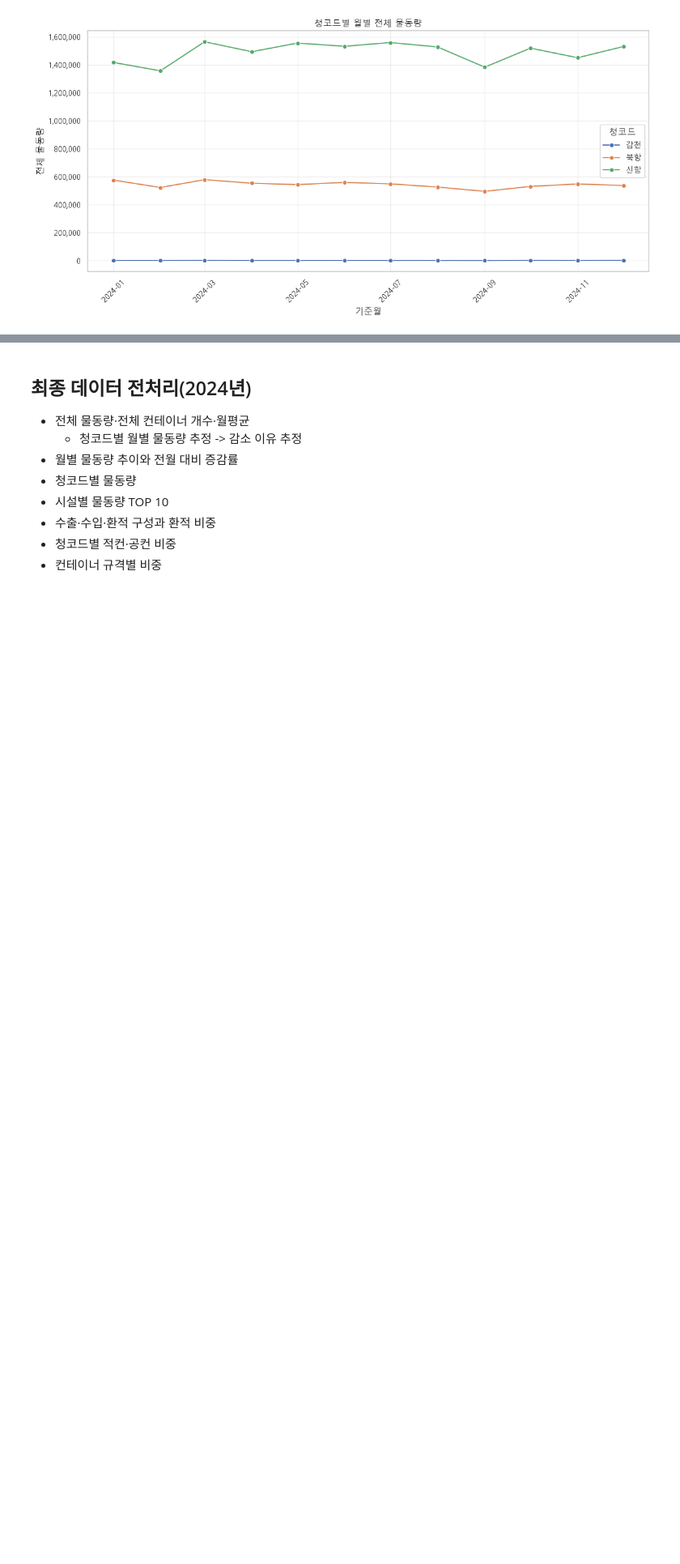
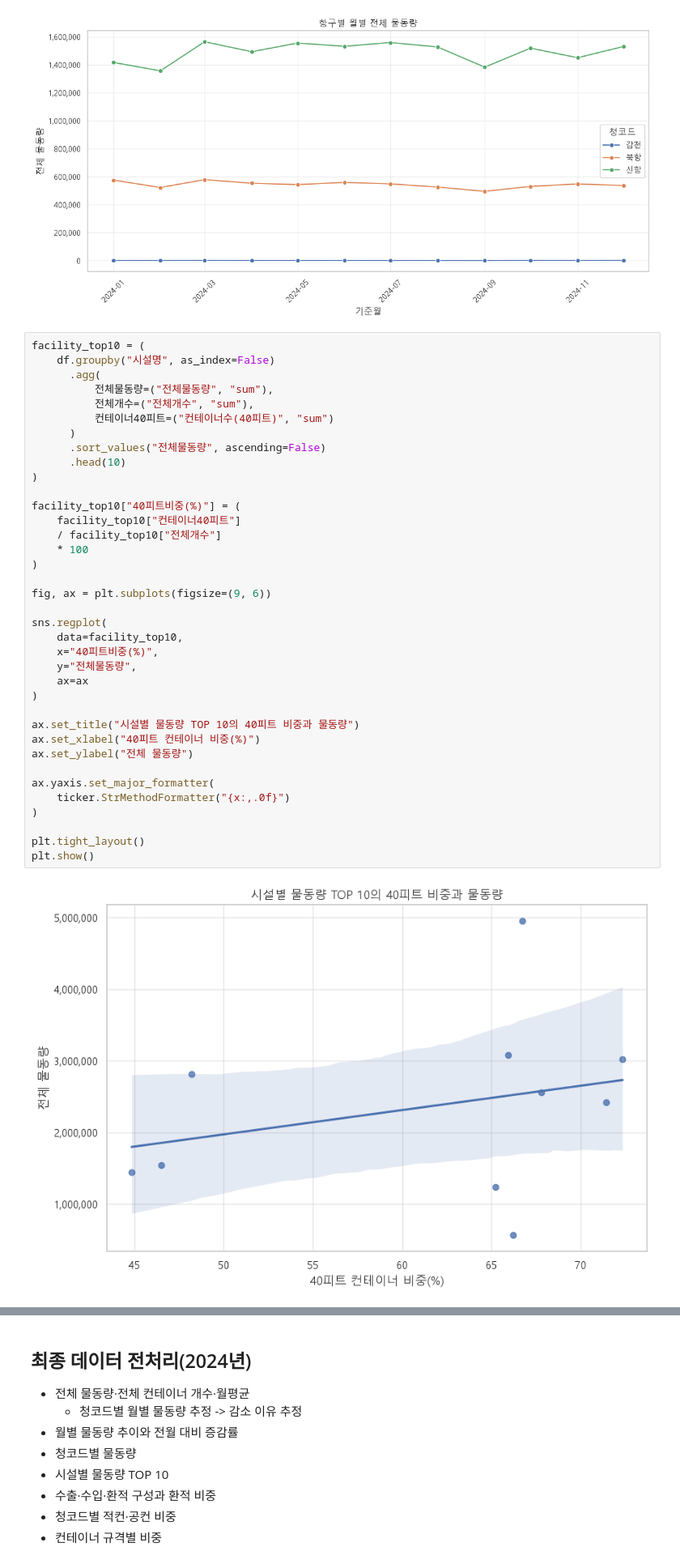
Before and after one commit to oakjasong/test, a Jupyter notebook: jupyter.ipynb, the cells around one changed output, grey strips where cells are left out. Shown at 81% size. Cells and saved outputs as stored; diff of their text form; blank space fills up the shorter version.

```diff
--- a/jupyter.ipynb
+++ b/jupyter.ipynb
@@ -604,3 +604,42 @@ plt.tight_layout()
 plt.show()
 # %% [output]
 [figure]
+# %%
+facility_top10 = (
+    df.groupby("시설명", as_index=False)
+      .agg(
+          전체물동량=("전체물동량", "sum"),
+          전체개수=("전체개수", "sum"),
+          컨테이너40피트=("컨테이너수(40피트)", "sum")
+      )
+      .sort_values("전체물동량", ascending=False)
+      .head(10)
+)
+
+facility_top10["40피트비중(%)"] = (
+    facility_top10["컨테이너40피트"]
+    / facility_top10["전체개수"]
+    * 100
+)
+
+fig, ax = plt.subplots(figsize=(9, 6))
+
+sns.regplot(
+    data=facility_top10,
+    x="40피트비중(%)",
+    y="전체물동량",
+    ax=ax
+)
+
+ax.set_title("시설별 물동량 TOP 10의 40피트 비중과 물동량")
+ax.set_xlabel("40피트 컨테이너 비중(%)")
+ax.set_ylabel("전체 물동량")
+
+ax.yaxis.set_major_formatter(
+    ticker.StrMethodFormatter("{x:,.0f}")
+)
+
+plt.tight_layout()
+plt.show()
+# %% [output]
+[figure, added]
```
Also changed, not shown: parts of 2 cells of this notebook, 1 other file.
